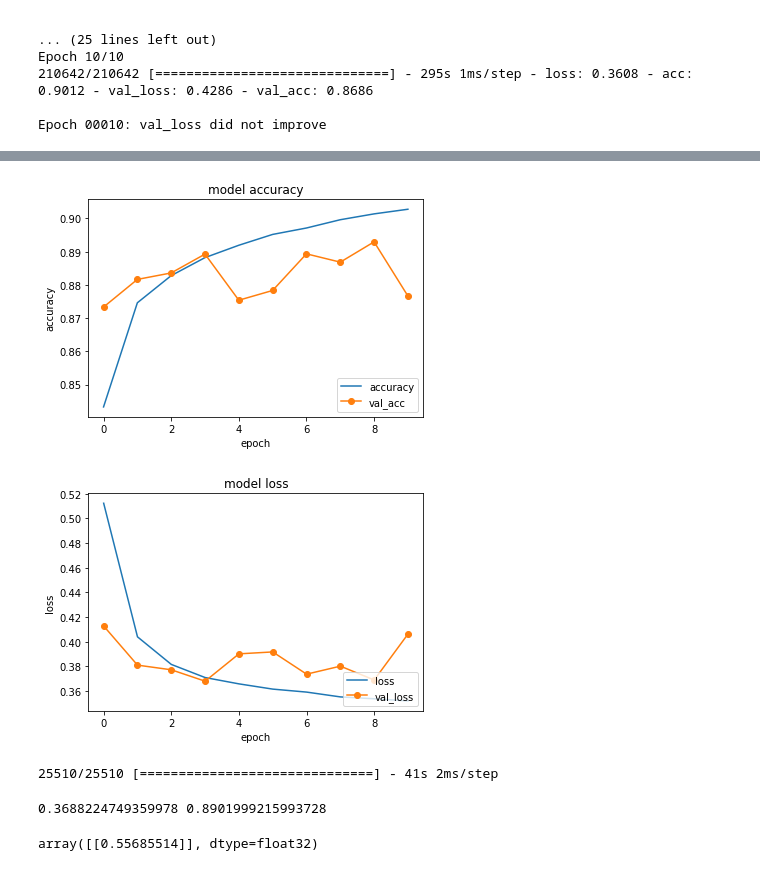
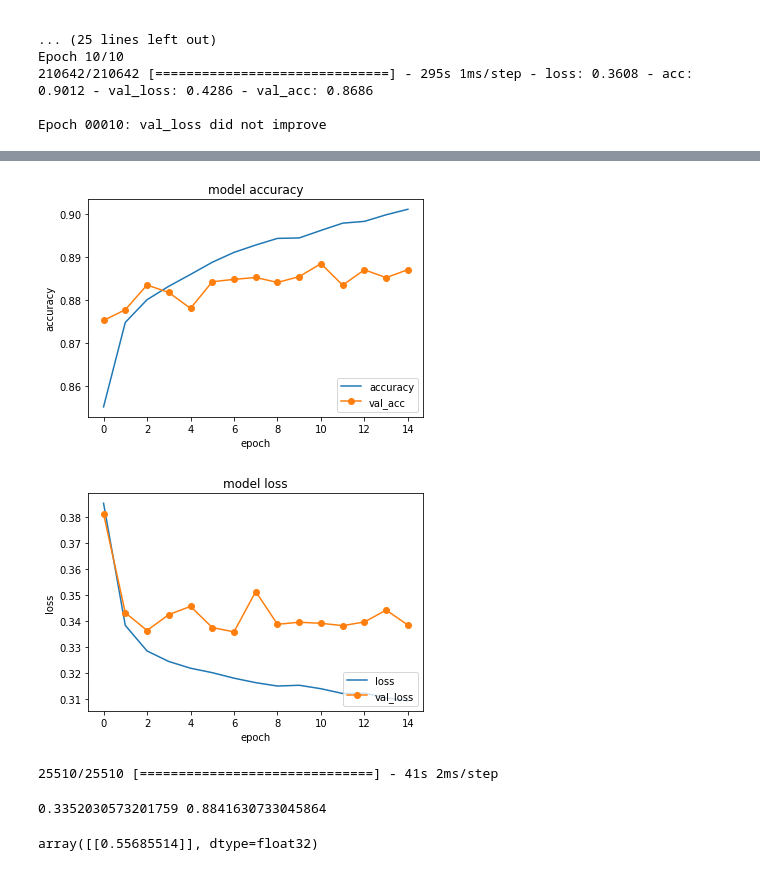
Before and after one commit to lluo5779/MILNET-for-IMDB, a Jupyter notebook: MILNET Attention-lr_0.001-Combine.ipynb, the cells around one changed output, grey strips where cells are left out. Drawn from its saved outputs; the diff is of its cells as text; code cells hidden in the pictures.

```diff
--- a/MILNET Attention-lr_0.001-Combine.ipynb
+++ b/MILNET Attention-lr_0.001-Combine.ipynb
@@ -289,7 +289,7 @@ maxPooledPerSentence
  <tf.Tensor 'lambda_239/Squeeze:0' shape=(?, 100) dtype=float32>,
  <tf.Tensor 'lambda_240/Squeeze:0' shape=(?, 100) dtype=float32>]
 # %%
-save_model_path = '/home/owner/デスクトップ/milnet+edu/results/0724 (15,40)/lr = 0.001 with 10 units/params_adam_lle_docvec.hdf5'
+save_model_path = '/home/owner/デスクトップ/milnet+edu/results/0724 (15,40)/lr = 0.001 with 10 units/params_adam_iso_docvec.hdf5'
 # %%
 #name = './params_milnet_adam_0720_3_adjCNN_fixed_weights.hdf5'
 save_model = keras.callbacks.ModelCheckpoint(save_model_path, monitor='val_loss', verbose=1
@@ -369,10 +385,10 @@ def plot_history(history):
     plt.legend(loc='lower right')
     plt.show()
 # %%
-plot_history(history_normal)
+plot_history(history_LLE)
 # %% [output]
-[figure, old version]
+[figure, new version]
-[figure, old version]
+[figure, new version]
 # %%
 save_model_path = '/home/owner/デスクトップ/milnet+edu/results/0724 (15,40)/lr = 0.001/params_adadelta_normal_0.3775_0.8758 .hdf5'
 model.load_weights(save_model_path)#('./params_milnet_adam_0718_2_fixed_weights.hdf5')
@@ -383,7 +399,7 @@ score=model.evaluate(x_test, y_test)
 # %%
 print(score[0],score[1])
 # %% [output]
-0.3688224749359978 0.8901999215993728
+0.3352030573201759 0.8841630733045864
 # %%
 model.predict_on_batch(x_test[0:1])
 # %% [output]
```
Also changed, not shown: parts of 3 cells of this notebook.
